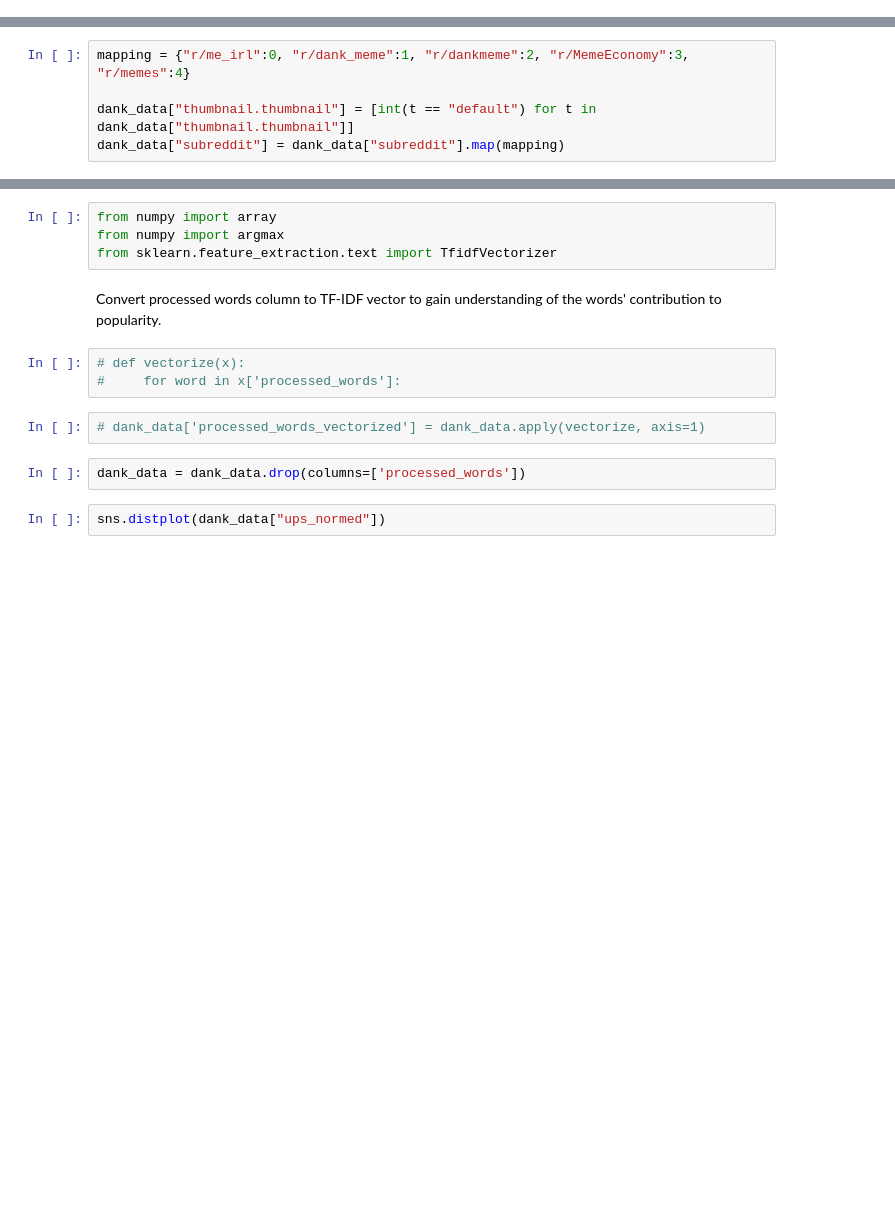
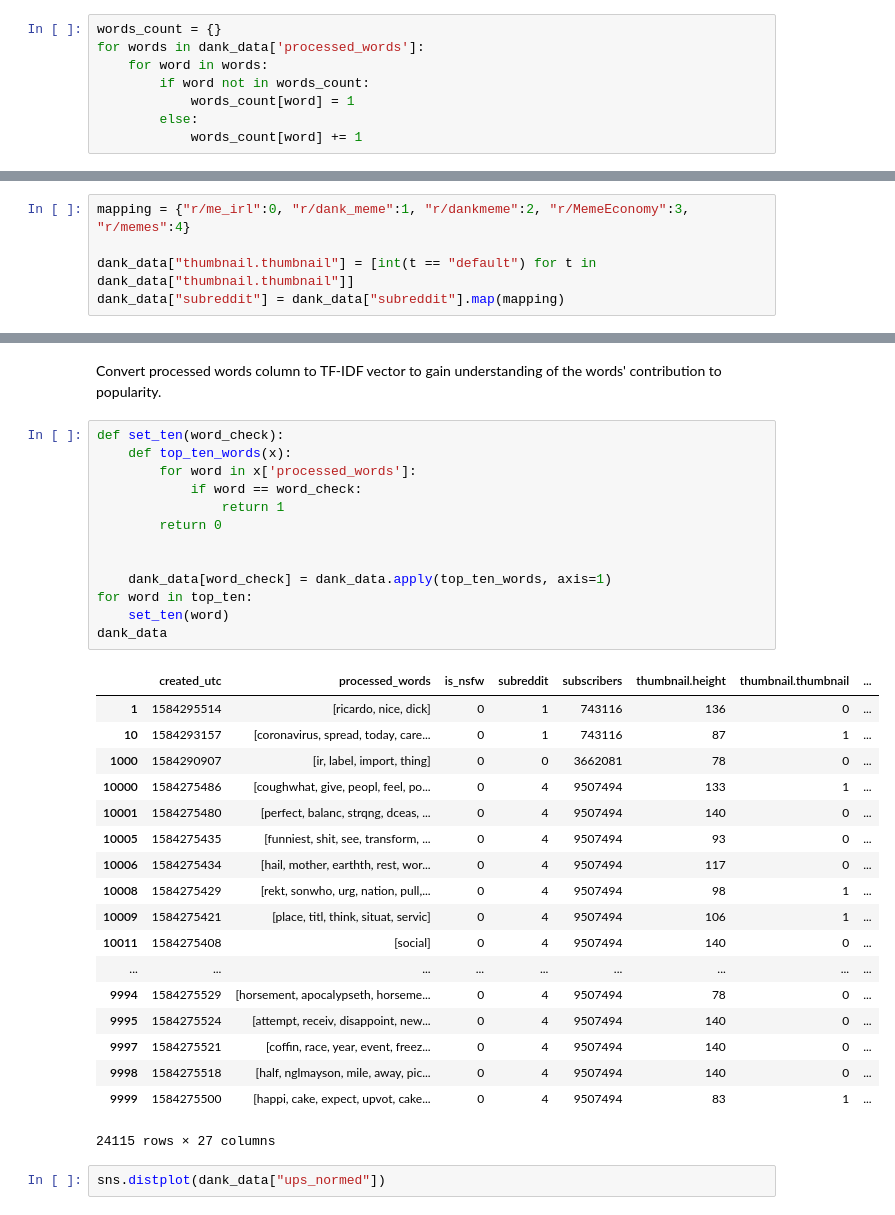
Before and after one commit to TiernonRR/Dank_AIT, a Jupyter notebook: Untitled Folder/Boosting.ipynb, the cells around one changed output, grey strips where cells are left out. Drawn from its saved outputs; the diff is of its cells as text; blank space fills up the shorter version.

```diff
--- a/Untitled Folder/Boosting.ipynb
+++ b/Untitled Folder/Boosting.ipynb
@@ -10,0 +17,8 @@ dank_data = pd.read_json("../image_analysis/dank_cleaned2.json")
+# %%
+words_count = {}
+for words in dank_data['processed_words']:
+    for word in words:
+        if word not in words_count:
+            words_count[word] = 1
+        else:
+            words_count[word] += 1
@@ -108,16 +118,37 @@ I must do one-hot encoding on the processed_words. (Help from the following link
-# %%
-from numpy import array
-from numpy import argmax
-from sklearn.feature_extraction.text import TfidfVectorizer
 # %% [markdown]
 Convert processed words column to TF-IDF vector to gain understanding of the words' contribution to popularity.
-# %%
-# def vectorize(x):
-#     for word in x['processed_words']:
-# %%
-# dank_data['processed_words_vectorized'] = dank_data.apply(vectorize, axis=1)
-# %%
-dank_data = dank_data.drop(columns=['processed_words'])
+# %%
+def set_ten(word_check):
+    def top_ten_words(x):
+        for word in x['processed_words']:
+            if word == word_check:
+                return 1
+        return 0
+
+
+    dank_data[word_check] = dank_data.apply(top_ten_words, axis=1)
+for word in top_ten:
+    set_ten(word)
+dank_data
+# %% [output]
+|  | created_utc | processed_words | is_nsfw | subreddit | subscribers | thumbnail.height | thumbnail.thumbnail | ... |
+| 1 | 1584295514 | [ricardo, nice, dick] | 0 | 1 | 743116 | 136 | 0 | ... |
+| 10 | 1584293157 | [coronavirus, spread, today, care... | 0 | 1 | 743116 | 87 | 1 | ... |
+| 1000 | 1584290907 | [ir, label, import, thing] | 0 | 0 | 3662081 | 78 | 0 | ... |
+| 10000 | 1584275486 | [coughwhat, give, peopl, feel, po... | 0 | 4 | 9507494 | 133 | 1 | ... |
+| 10001 | 1584275480 | [perfect, balanc, strqng, dceas, ... | 0 | 4 | 9507494 | 140 | 0 | ... |
+| 10005 | 1584275435 | [funniest, shit, see, transform, ... | 0 | 4 | 9507494 | 93 | 0 | ... |
+| 10006 | 1584275434 | [hail, mother, earthth, rest, wor... | 0 | 4 | 9507494 | 117 | 0 | ... |
+| 10008 | 1584275429 | [rekt, sonwho, urg, nation, pull,... | 0 | 4 | 9507494 | 98 | 1 | ... |
+| 10009 | 1584275421 | [place, titl, think, situat, servic] | 0 | 4 | 9507494 | 106 | 1 | ... |
+| 10011 | 1584275408 | [social] | 0 | 4 | 9507494 | 140 | 0 | ... |
+| ... | ... | ... | ... | ... | ... | ... | ... | ... |
+| 9994 | 1584275529 | [horsement, apocalypseth, horseme... | 0 | 4 | 9507494 | 78 | 0 | ... |
+| 9995 | 1584275524 | [attempt, receiv, disappoint, new... | 0 | 4 | 9507494 | 140 | 0 | ... |
+| 9997 | 1584275521 | [coffin, race, year, event, freez... | 0 | 4 | 9507494 | 140 | 0 | ... |
+| 9998 | 1584275518 | [half, nglmayson, mile, away, pic... | 0 | 4 | 9507494 | 140 | 0 | ... |
+| 9999 | 1584275500 | [happi, cake, expect, upvot, cake... | 0 | 4 | 9507494 | 83 | 1 | ... |
+24115 rows × 27 columns
 # %%
 sns.distplot(dank_data["ups_normed"])
 # %% [output]
```
Also changed, not shown: parts of 48 cells of this notebook.
